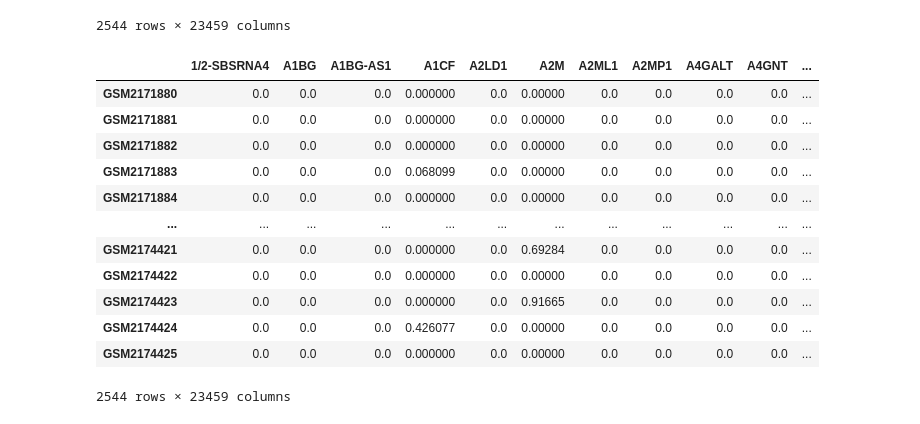
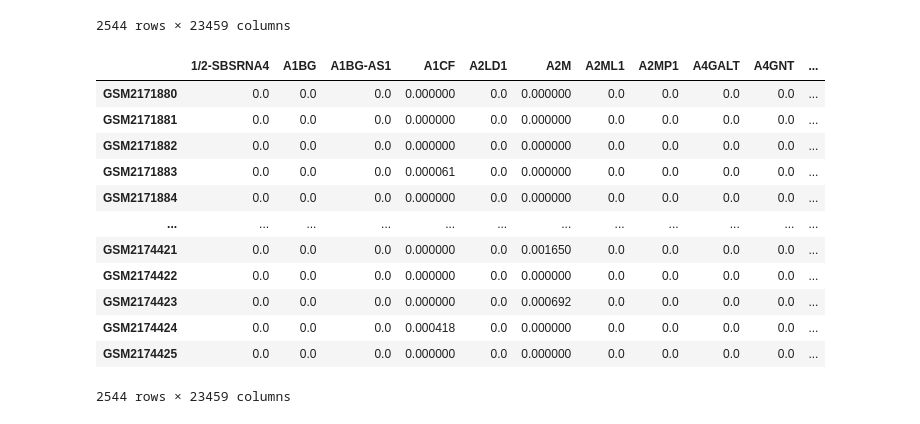
Before and after one commit to elsahh/psupertime-project, a Jupyter notebook: data.ipynb, the cells around one changed output. Saved outputs shown, nothing was run; the diff lists cells and outputs as text; code cells hidden in the pictures.

```diff
--- a/data.ipynb
+++ b/data.ipynb
@@ -42,26 +42,26 @@ df
 # %%
 #pseudocounts and log transform
 import numpy as np
 
 logdf = df.apply(lambda x: x.apply(lambda y: y if y != 0 else 1))
 logdf = np.log10(logdf)
 
-# row-wise normalization to 1
-logdf = logdf.apply(lambda x: x / max(x), axis = 1)
+# row-wise normalization: sum of each row adds up to one
+logdf = logdf.apply(lambda x: x / sum(x), axis = 1)
 logdf
 # %% [output]
 |  | 1/2-SBSRNA4 | A1BG | A1BG-AS1 | A1CF | A2LD1 | A2M | A2ML1 | A2MP1 | A4GALT | A4GNT | ... |
-| GSM2171880 | 0.0 | 0.0 | 0.0 | 0.000000 | 0.0 | 0.00000 | 0.0 | 0.0 | 0.0 | 0.0 | ... |
-| GSM2171881 | 0.0 | 0.0 | 0.0 | 0.000000 | 0.0 | 0.00000 | 0.0 | 0.0 | 0.0 | 0.0 | ... |
-| GSM2171882 | 0.0 | 0.0 | 0.0 | 0.000000 | 0.0 | 0.00000 | 0.0 | 0.0 | 0.0 | 0.0 | ... |
-| GSM2171883 | 0.0 | 0.0 | 0.0 | 0.068099 | 0.0 | 0.00000 | 0.0 | 0.0 | 0.0 | 0.0 | ... |
-| GSM2171884 | 0.0 | 0.0 | 0.0 | 0.000000 | 0.0 | 0.00000 | 0.0 | 0.0 | 0.0 | 0.0 | ... |
+| GSM2171880 | 0.0 | 0.0 | 0.0 | 0.000000 | 0.0 | 0.000000 | 0.0 | 0.0 | 0.0 | 0.0 | ... |
+| GSM2171881 | 0.0 | 0.0 | 0.0 | 0.000000 | 0.0 | 0.000000 | 0.0 | 0.0 | 0.0 | 0.0 | ... |
+| GSM2171882 | 0.0 | 0.0 | 0.0 | 0.000000 | 0.0 | 0.000000 | 0.0 | 0.0 | 0.0 | 0.0 | ... |
+| GSM2171883 | 0.0 | 0.0 | 0.0 | 0.000061 | 0.0 | 0.000000 | 0.0 | 0.0 | 0.0 | 0.0 | ... |
+| GSM2171884 | 0.0 | 0.0 | 0.0 | 0.000000 | 0.0 | 0.000000 | 0.0 | 0.0 | 0.0 | 0.0 | ... |
 | ... | ... | ... | ... | ... | ... | ... | ... | ... | ... | ... | ... |
-| GSM2174421 | 0.0 | 0.0 | 0.0 | 0.000000 | 0.0 | 0.69284 | 0.0 | 0.0 | 0.0 | 0.0 | ... |
-| GSM2174422 | 0.0 | 0.0 | 0.0 | 0.000000 | 0.0 | 0.00000 | 0.0 | 0.0 | 0.0 | 0.0 | ... |
-| GSM2174423 | 0.0 | 0.0 | 0.0 | 0.000000 | 0.0 | 0.91665 | 0.0 | 0.0 | 0.0 | 0.0 | ... |
-| GSM2174424 | 0.0 | 0.0 | 0.0 | 0.426077 | 0.0 | 0.00000 | 0.0 | 0.0 | 0.0 | 0.0 | ... |
-| GSM2174425 | 0.0 | 0.0 | 0.0 | 0.000000 | 0.0 | 0.00000 | 0.0 | 0.0 | 0.0 | 0.0 | ... |
+| GSM2174421 | 0.0 | 0.0 | 0.0 | 0.000000 | 0.0 | 0.001650 | 0.0 | 0.0 | 0.0 | 0.0 | ... |
+| GSM2174422 | 0.0 | 0.0 | 0.0 | 0.000000 | 0.0 | 0.000000 | 0.0 | 0.0 | 0.0 | 0.0 | ... |
+| GSM2174423 | 0.0 | 0.0 | 0.0 | 0.000000 | 0.0 | 0.000692 | 0.0 | 0.0 | 0.0 | 0.0 | ... |
+| GSM2174424 | 0.0 | 0.0 | 0.0 | 0.000418 | 0.0 | 0.000000 | 0.0 | 0.0 | 0.0 | 0.0 | ... |
+| GSM2174425 | 0.0 | 0.0 | 0.0 | 0.000000 | 0.0 | 0.000000 | 0.0 | 0.0 | 0.0 | 0.0 | ... |
 2544 rows × 23459 columns
 # %%
 # calculate variance of each column, remove every gene below a variance threshold (insert NaN), create new data frame with remaining genes (400-500)
```
Also changed, not shown: parts of 1 cell of this notebook.
